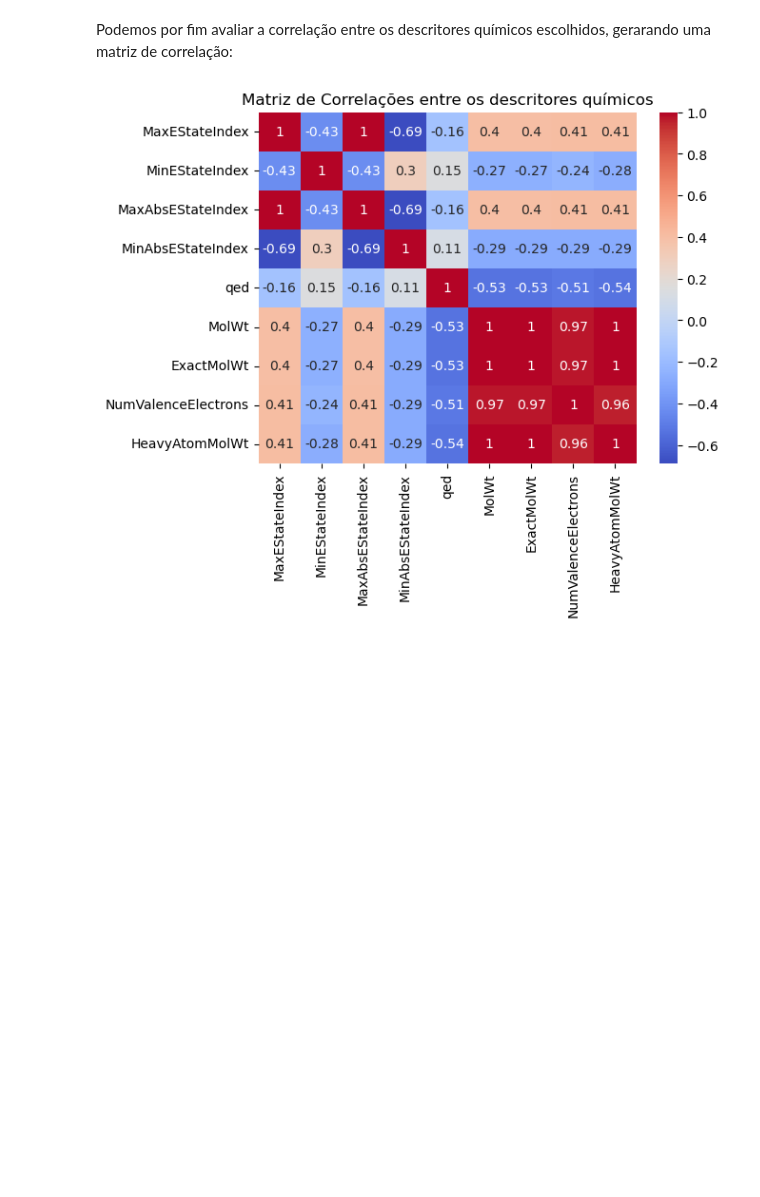
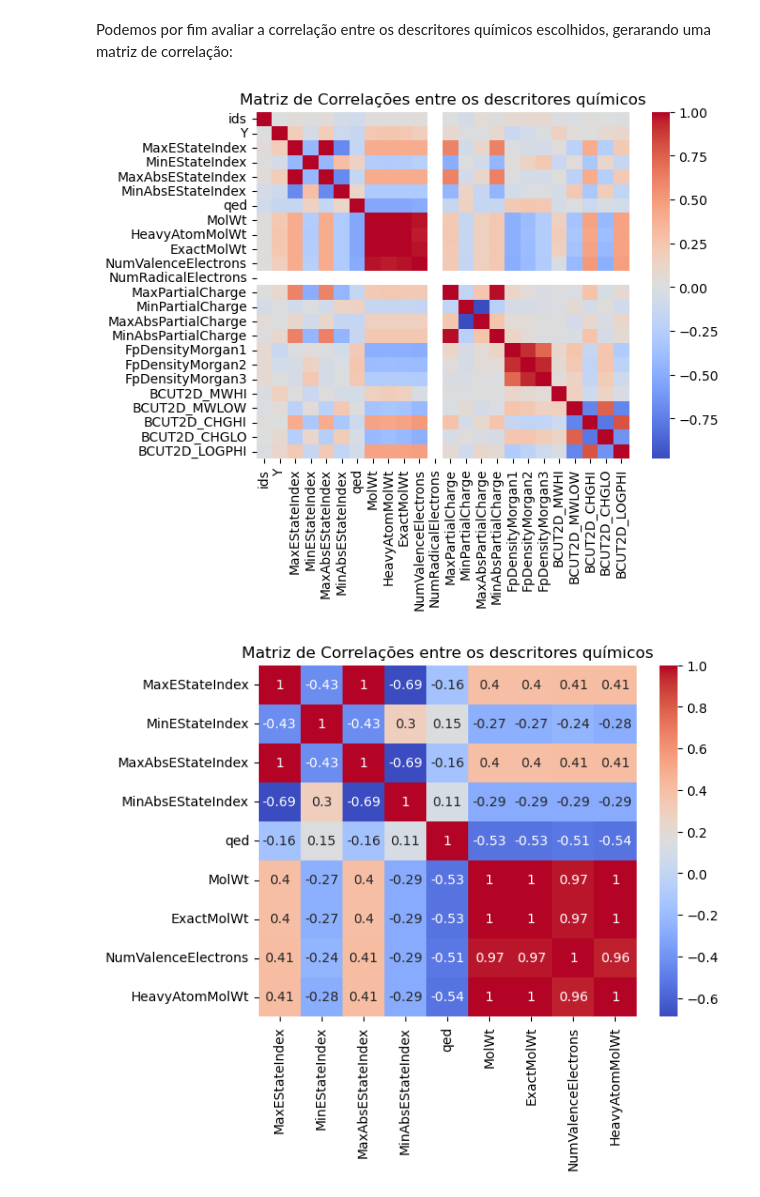
Before and after one commit to BrunoAGSa/Extra-o_Work, a Jupyter notebook: Trabalho parte 2/cyp2c9/trabalho 2.ipynb, the cells around one changed output. Drawn from its saved outputs; the diff is of its cells as text; code cells hidden in the pictures; blank space fills up the shorter version.

```diff
--- a/Trabalho parte 2/cyp2c9/trabalho 2.ipynb
+++ b/Trabalho parte 2/cyp2c9/trabalho 2.ipynb
@@ -619,6 +586,12 @@ Lista de grupos funcionaiscom expressão diferencial não signficativa: ['fr_Ar_
 **Conclusão** : Segundo a análise estatística anterior conseguímos concluir que existem 66 grupos funcionais que influenciam significativamente para um nivel de significância para 0.05 a inibição do gene CYP2C9 e 19 grupos funcionais não influenciam significativamente para um nivel de significância para 0.05 a inibição do gene CYP2C9.
 # %% [markdown]
 Podemos por fim avaliar a correlação entre os descritores químicos escolhidos,  gerarando uma matriz de correlação:
+# %%
+sns.heatmap(df.iloc[:, :25].corr(), cmap='coolwarm')
+plt.title('Matriz de Correlações entre os descritores químicos')
+plt.show()
+# %% [output]
+[figure, added]
 # %%
 sns.heatmap(df[['MaxEStateIndex', 'MinEStateIndex','MaxAbsEStateIndex','MinAbsEStateIndex','qed','MolWt','ExactMolWt', 'NumValenceElectrons','HeavyAtomMolWt' ]].corr(), annot=True, cmap='coolwarm')
 plt.title('Matriz de Correlações entre os descritores químicos')
```
Also changed, not shown: parts of 22 cells of this notebook.
